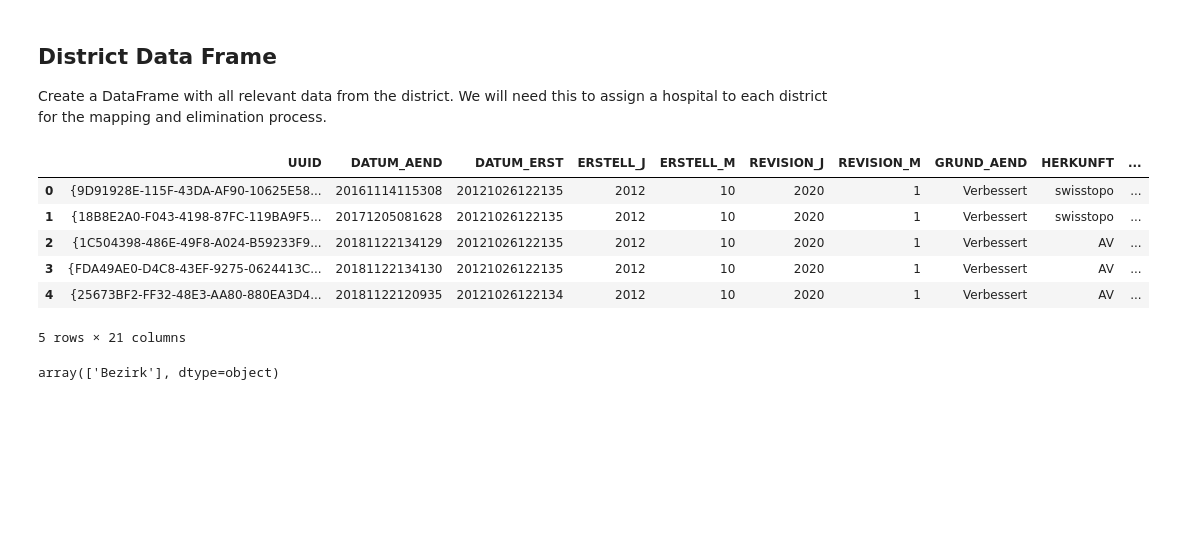
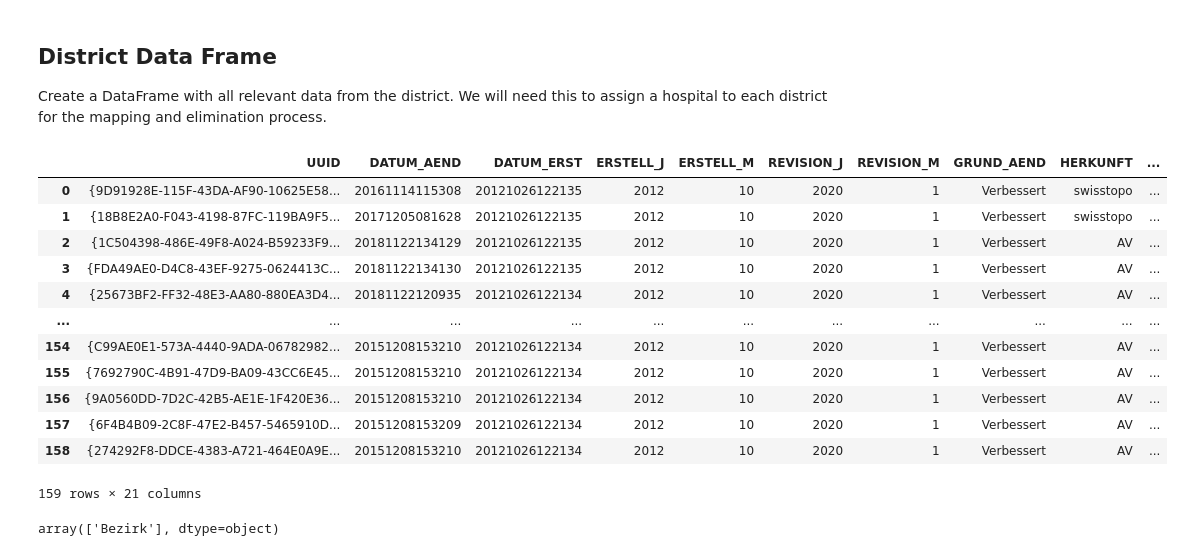
Before and after one commit to 111ark/swiss-hospital-occupancy, a Jupyter notebook: notebooks/district_DataFrame.ipynb, the cells around one changed output. Saved outputs shown, nothing was run; the diff lists cells and outputs as text; code cells hidden in the pictures; blank space fills up the shorter version.

```diff
--- a/notebooks/district_DataFrame.ipynb
+++ b/notebooks/district_DataFrame.ipynb
@@ -11,17 +11,23 @@ with open('../data/raw/ch-districts.geojson') as f:
 # %%
 # extract property data from the list of dicts
 property_data = [d['properties'] for d in district_data['features']]
 
 district_df = pd.DataFrame(property_data)
-district_df.head()
+district_df
 # %% [output]
 |  | UUID | DATUM_AEND | DATUM_ERST | ERSTELL_J | ERSTELL_M | REVISION_J | REVISION_M | GRUND_AEND | HERKUNFT | ... |
 | 0 | {9D91928E-115F-43DA-AF90-10625E58... | 20161114115308 | 20121026122135 | 2012 | 10 | 2020 | 1 | Verbessert | swisstopo | ... |
 | 1 | {18B8E2A0-F043-4198-87FC-119BA9F5... | 20171205081628 | 20121026122135 | 2012 | 10 | 2020 | 1 | Verbessert | swisstopo | ... |
 | 2 | {1C504398-486E-49F8-A024-B59233F9... | 20181122134129 | 20121026122135 | 2012 | 10 | 2020 | 1 | Verbessert | AV | ... |
 | 3 | {FDA49AE0-D4C8-43EF-9275-0624413C... | 20181122134130 | 20121026122135 | 2012 | 10 | 2020 | 1 | Verbessert | AV | ... |
 | 4 | {25673BF2-FF32-48E3-AA80-880EA3D4... | 20181122120935 | 20121026122134 | 2012 | 10 | 2020 | 1 | Verbessert | AV | ... |
+| ... | ... | ... | ... | ... | ... | ... | ... | ... | ... | ... |
+| 154 | {C99AE0E1-573A-4440-9ADA-06782982... | 20151208153210 | 20121026122134 | 2012 | 10 | 2020 | 1 | Verbessert | AV | ... |
+| 155 | {7692790C-4B91-47D9-BA09-43CC6E45... | 20151208153210 | 20121026122134 | 2012 | 10 | 2020 | 1 | Verbessert | AV | ... |
+| 156 | {9A0560DD-7D2C-42B5-AE1E-1F420E36... | 20151208153210 | 20121026122134 | 2012 | 10 | 2020 | 1 | Verbessert | AV | ... |
+| 157 | {6F4B4B09-2C8F-47E2-B457-5465910D... | 20151208153209 | 20121026122134 | 2012 | 10 | 2020 | 1 | Verbessert | AV | ... |
+| 158 | {274292F8-DDCE-4383-A721-464E0A9E... | 20151208153210 | 20121026122134 | 2012 | 10 | 2020 | 1 | Verbessert | AV | ... |
-5 rows × 21 columns
+159 rows × 21 columns
 # %%
 district_df['OBJEKTART'].unique()
 # %% [output]
```
Also changed, not shown: parts of 7 cells of this notebook, 2 other files.
